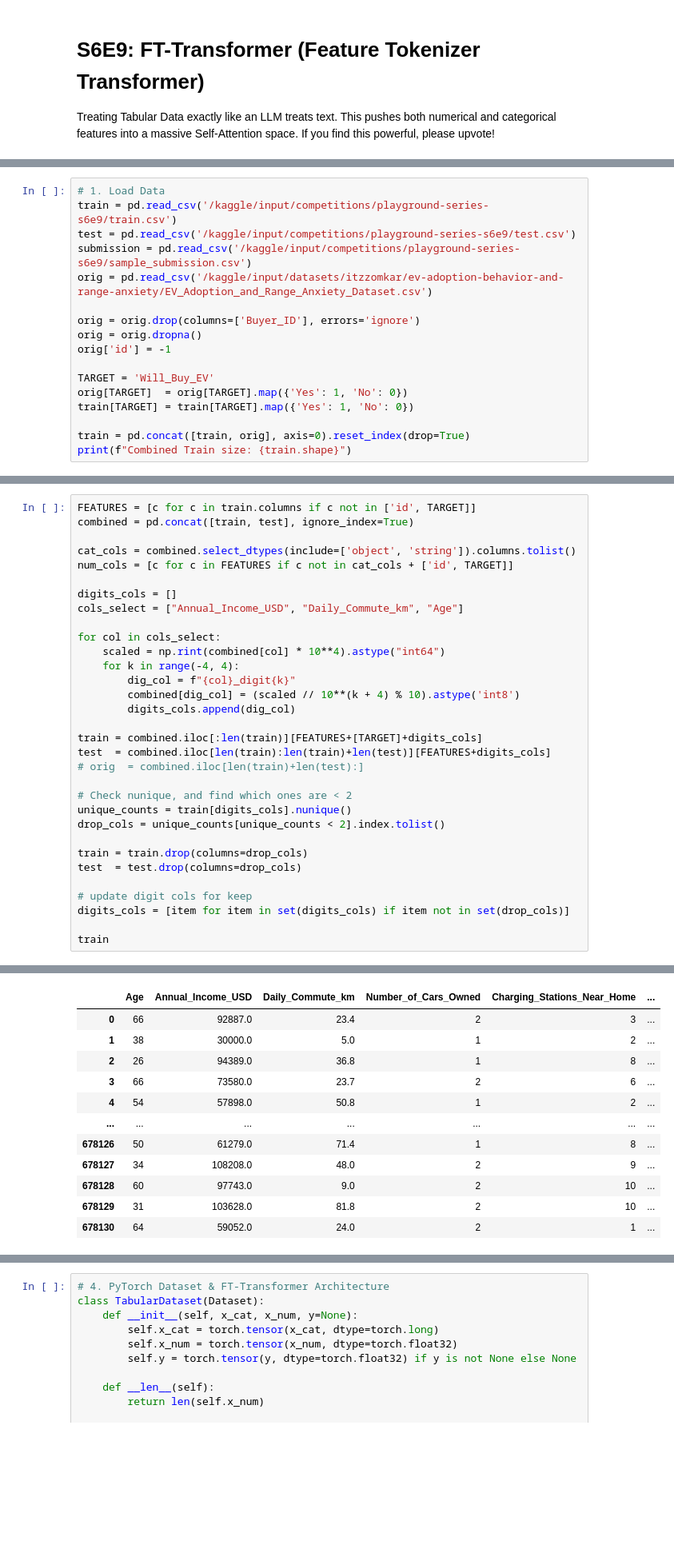
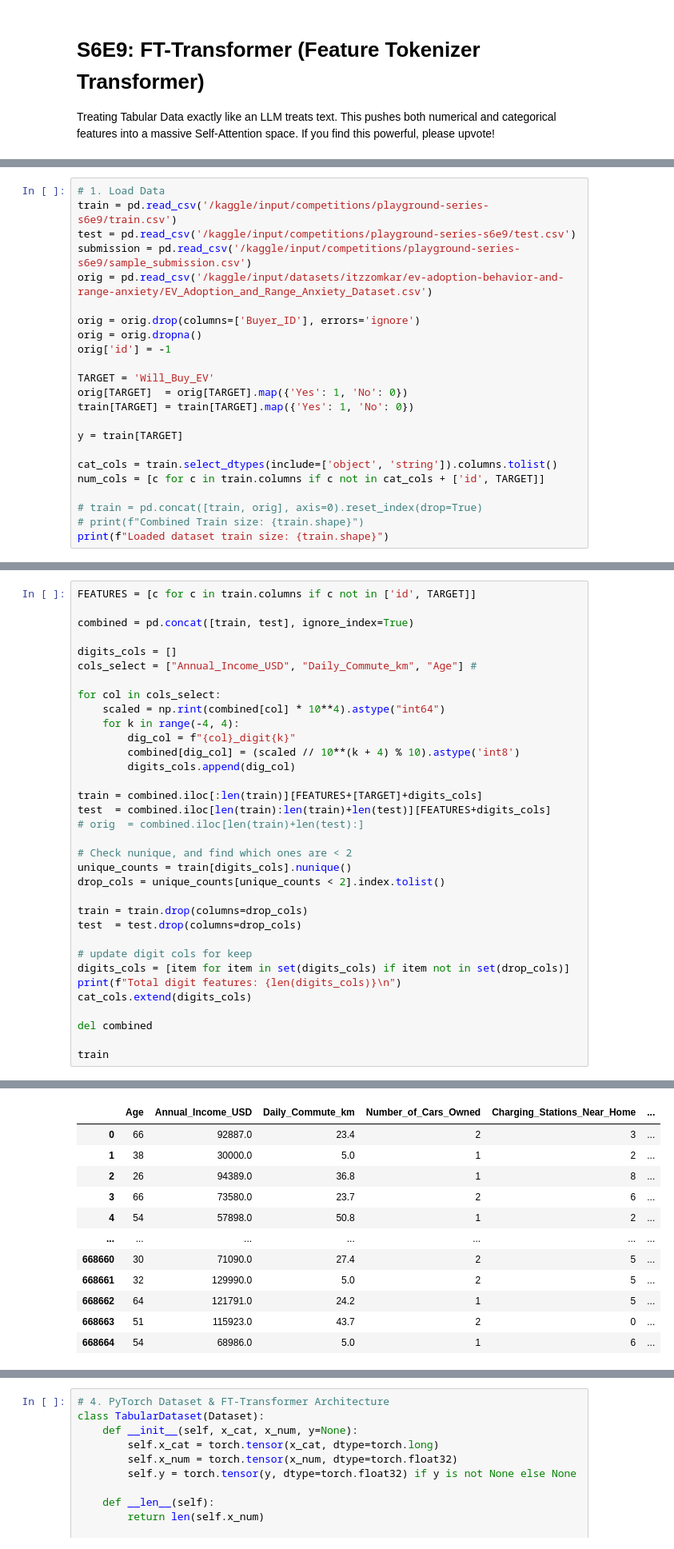
Before and after one commit to coded-sly/ps6e9-EV-Purchase, a Jupyter notebook: ft-transformer_se-pytorch.ipynb, the cells around one changed output, grey strips where cells are left out. Shown at 80% size. Drawn from its saved outputs; the diff is of its cells as text; blank space fills up the shorter version.

```diff
--- a/ft-transformer_se-pytorch.ipynb
+++ b/ft-transformer_se-pytorch.ipynb
@@ -42,6 +74,12 @@ TARGET = 'Will_Buy_EV'
 orig[TARGET]  = orig[TARGET].map({'Yes': 1, 'No': 0})
 train[TARGET] = train[TARGET].map({'Yes': 1, 'No': 0})
 
-train = pd.concat([train, orig], axis=0).reset_index(drop=True)
-print(f"Combined Train size: {train.shape}")
+y = train[TARGET]
+
+cat_cols = train.select_dtypes(include=['object', 'string']).columns.tolist()
+num_cols = [c for c in train.columns if c not in cat_cols + ['id', TARGET]]
+
+# train = pd.concat([train, orig], axis=0).reset_index(drop=True)
+# print(f"Combined Train size: {train.shape}")
+print(f"Loaded dataset train size: {train.shape}")
 # %% [output]
@@ -49,12 +87,10 @@ Combined Train size: (678131, 15)
 # %%
 FEATURES = [c for c in train.columns if c not in ['id', TARGET]]
+
 combined = pd.concat([train, test], ignore_index=True)
 
-cat_cols = combined.select_dtypes(include=['object', 'string']).columns.tolist()
-num_cols = [c for c in FEATURES if c not in cat_cols + ['id', TARGET]]
-
 digits_cols = []
-cols_select = ["Annual_Income_USD", "Daily_Commute_km", "Age"]
+cols_select = ["Annual_Income_USD", "Daily_Commute_km", "Age"] #
 
 for col in cols_select:
     scaled = np.rint(combined[col] * 10**4).astype("int64")
@@ -76,6 +112,10 @@ test  = test.drop(columns=drop_cols)
 
 # update digit cols for keep
 digits_cols = [item for item in set(digits_cols) if item not in set(drop_cols)]
+print(f"Total digit features: {len(digits_cols)}\n")
+cat_cols.extend(digits_cols)
+
+del combined
 
 train
 # %% [output]
@@ -82,12 +123,12 @@ train
 |  | Age | Annual_Income_USD | Daily_Commute_km | Number_of_Cars_Owned | Charging_Stations_Near_Home | ... |
 | 0 | 66 | 92887.0 | 23.4 | 2 | 3 | ... |
 | 1 | 38 | 30000.0 | 5.0 | 1 | 2 | ... |
 | 2 | 26 | 94389.0 | 36.8 | 1 | 8 | ... |
 | 3 | 66 | 73580.0 | 23.7 | 2 | 6 | ... |
 | 4 | 54 | 57898.0 | 50.8 | 1 | 2 | ... |
 | ... | ... | ... | ... | ... | ... | ... |
-| 678126 | 50 | 61279.0 | 71.4 | 1 | 8 | ... |
-| 678127 | 34 | 108208.0 | 48.0 | 2 | 9 | ... |
-| 678128 | 60 | 97743.0 | 9.0 | 2 | 10 | ... |
-| 678129 | 31 | 103628.0 | 81.8 | 2 | 10 | ... |
-| 678130 | 64 | 59052.0 | 24.0 | 2 | 1 | ... |
+| 668660 | 30 | 71090.0 | 27.4 | 2 | 5 | ... |
+| 668661 | 32 | 129990.0 | 5.0 | 2 | 5 | ... |
+| 668662 | 64 | 121791.0 | 24.2 | 1 | 5 | ... |
+| 668663 | 51 | 115923.0 | 43.7 | 2 | 0 | ... |
+| 668664 | 54 | 68986.0 | 5.0 | 1 | 6 | ... |
```
Also changed, not shown: parts of 13 cells of this notebook.
